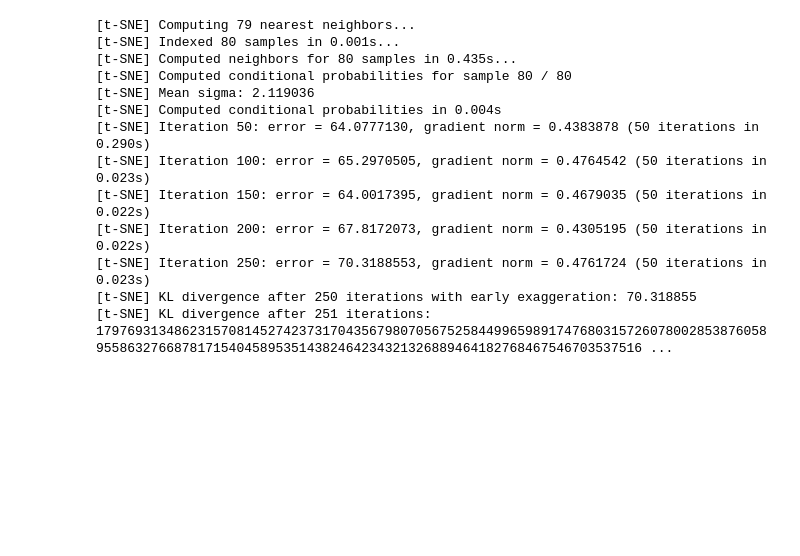
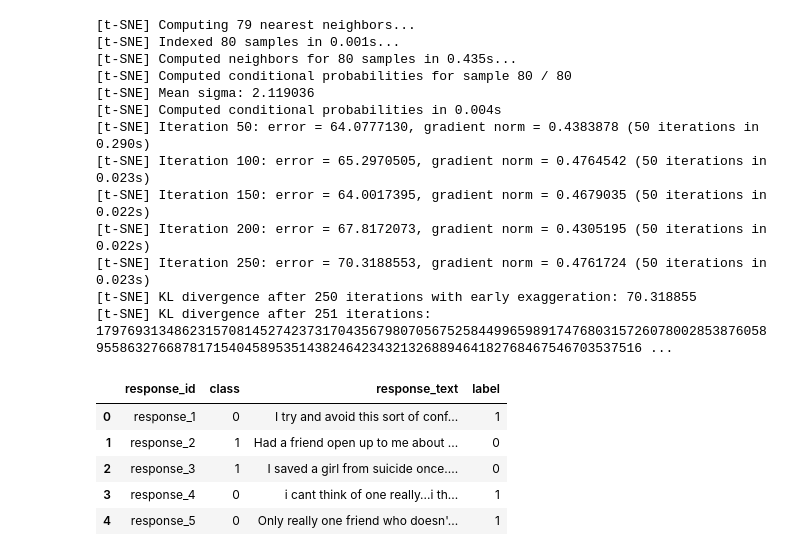
Before and after one commit to masete/RandomForest-Classification-for-DeepNLP, a Jupyter notebook: tf_deepNLP.ipynb, the cells around one changed output. Drawn from its saved outputs; the diff is of its cells as text; code cells hidden in the pictures; blank space fills up the shorter version.

```diff
--- a/tf_deepNLP.ipynb
+++ b/tf_deepNLP.ipynb
@@ -150,3 +150,13 @@ The default learning rate in TSNE will change from 200.0 to 'auto' in 1.2.
 [t-SNE] Iteration 250: error = 70.3188553, gradient norm = 0.4761724 (50 iterations in 0.023s)
 [t-SNE] KL divergence after 250 iterations with early exaggeration: 70.318855
 [t-SNE] KL divergence after 251 iterations: 179769313486231570814527423731704356798070567525844996598917476803157260780028538760589558632766878171540458953514382464234321326889464182768467546703537516 ...
+# %%
+bot.replace(('flagged','not_flagged'),(1,0),inplace=True)
+bot.head()
+# %% [output]
+|  | response_id | class | response_text | label |
+| 0 | response_1 | 0 | I try and avoid this sort of conf... | 1 |
+| 1 | response_2 | 1 | Had a friend open up to me about ... | 0 |
+| 2 | response_3 | 1 | I saved a girl from suicide once.... | 0 |
+| 3 | response_4 | 0 | i cant think of one really...i th... | 1 |
+| 4 | response_5 | 0 | Only really one friend who doesn'... | 1 |
```
Also changed, not shown: parts of 1 cell of this notebook.
